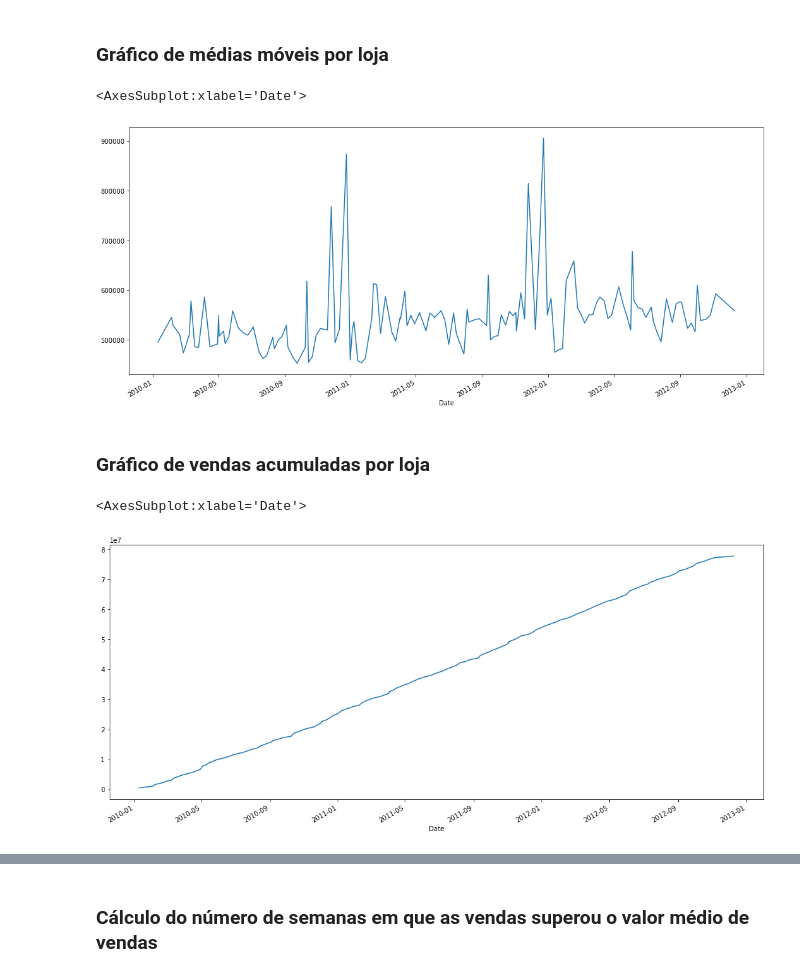
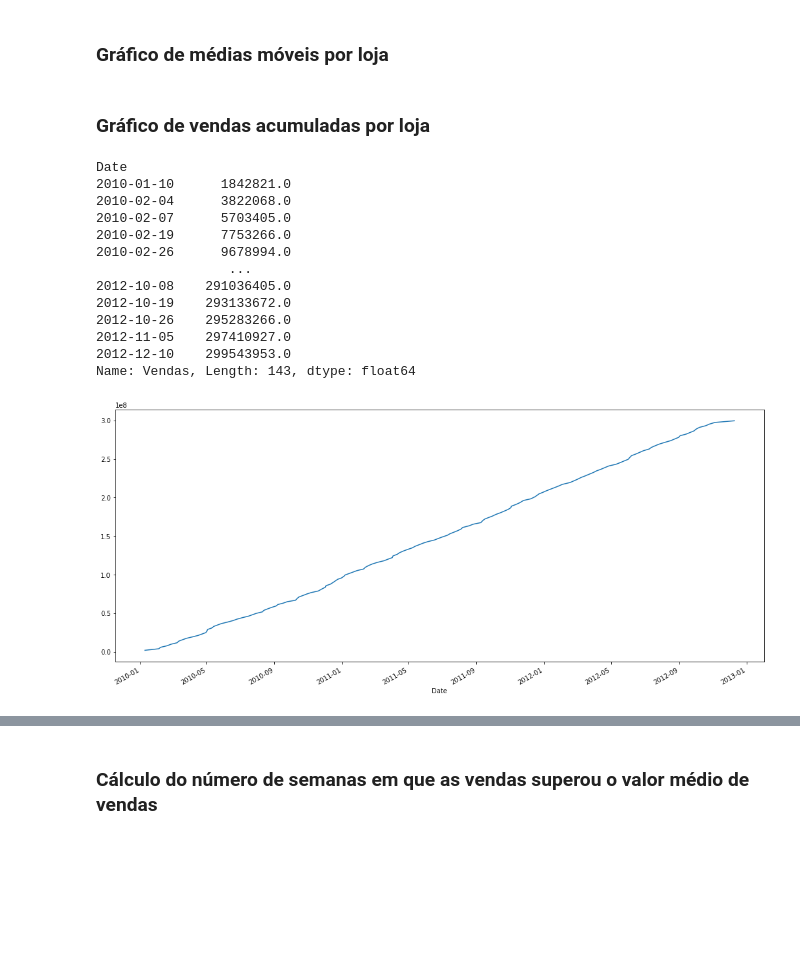
Before and after one commit to Laceles/ProjetoDNA_G9, a Jupyter notebook: ProjetoDNC2_G9_GRAFICOS.ipynb, the cells around one changed output, grey strips where cells are left out. Drawn from its saved outputs; the diff is of its cells as text; code cells hidden in the pictures; blank space fills up the shorter version.

```diff
--- a/ProjetoDNC2_G9_GRAFICOS.ipynb
+++ b/ProjetoDNC2_G9_GRAFICOS.ipynb
@@ -110,19 +110,28 @@ round(wallmart.groupby(['Loja','Ano','Mes']).mean())[0:36]
 # %% [markdown]
 ### Gráfico de médias móveis por loja
 # %%
-loja9 = dtwallmart[dtwallmart['Loja'] == '9']
-loja9.Vendas.plot(figsize = (18,8))
+loja4 = dtwallmart[dtwallmart['Loja'] == '4']
-# %% [output]
-<AxesSubplot:xlabel='Date'>
-[figure, removed]
 # %% [markdown]
 ### Gráfico de vendas acumuladas por loja
 # %%
 #loja9c = dtwallmart[dtwallmart['Loja'] == '9']
-loja9c = loja9.sort_values(by = ['Date'])
-loja9cum = loja9c['Vendas'].cumsum()
-loja9cum.plot(figsize = (18,8))
+loja4c = loja4.sort_values(by = ['Date'])
+loja4cum = loja4c['Vendas'].cumsum()
+loja4cum.plot(figsize = (18,8))
+round(loja4cum)
 # %% [output]
-<AxesSubplot:xlabel='Date'>
+Date
+2010-01-10      1842821.0
+2010-02-04      3822068.0
+2010-02-07      5703405.0
+2010-02-19      7753266.0
+2010-02-26      9678994.0
+                 ...
+2012-10-08    291036405.0
+2012-10-19    293133672.0
+2012-10-26    295283266.0
+2012-11-05    297410927.0
+2012-12-10    299543953.0
+Name: Vendas, Length: 143, dtype: float64
-[figure, old version]
+[figure, new version]
 # %%
```
Also changed, not shown: parts of 13 cells of this notebook.
